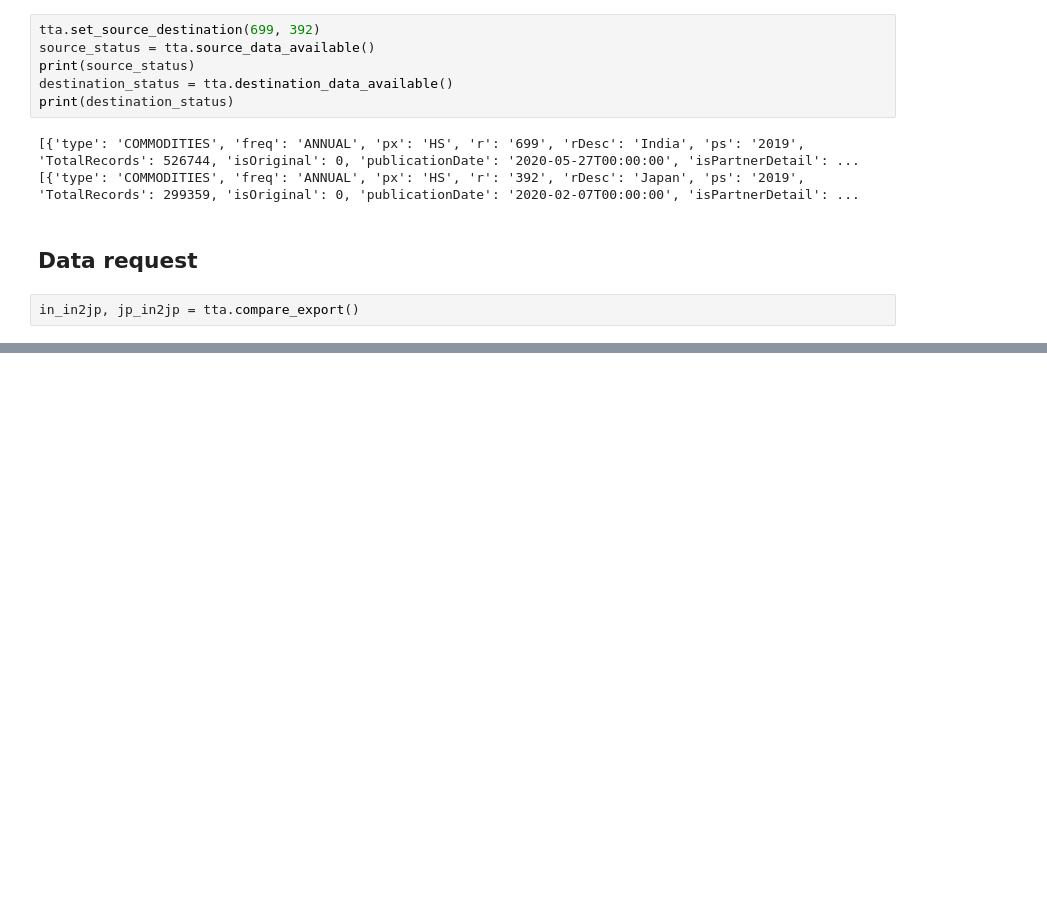
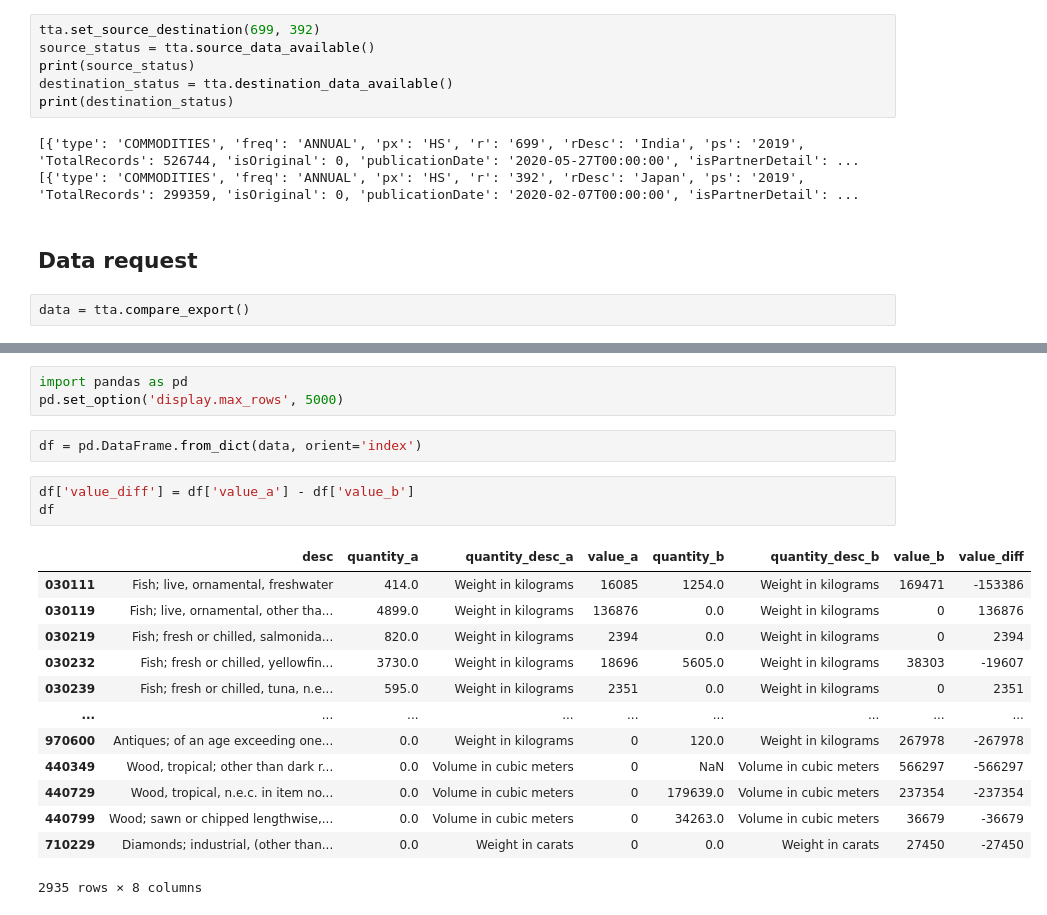
Before and after one commit to kmaneesh/tta, a Jupyter notebook: notebook/comtrade.ipynb, the cells around one changed output, grey strips where cells are left out. Saved outputs shown, nothing was run; the diff lists cells and outputs as text; blank space fills up the shorter version.

```diff
--- a/notebook/comtrade.ipynb
+++ b/notebook/comtrade.ipynb
@@ -55,4 +55,4 @@ print(destination_status)
 # %% [markdown]
 ## Data request
 # %%
-in_in2jp, jp_in2jp = tta.compare_export()
+data = tta.compare_export()
@@ -60,0 +79,22 @@ in_in2hk = tta.comtrade.get_data(699, 344, 2, 2019)
+# %%
+import pandas as pd
+pd.set_option('display.max_rows', 5000)
+# %%
+df = pd.DataFrame.from_dict(data, orient='index')
+# %%
+df['value_diff'] = df['value_a'] - df['value_b']
+df
+# %% [output]
+|  | desc | quantity_a | quantity_desc_a | value_a | quantity_b | quantity_desc_b | value_b | value_diff |
+| 030111 | Fish; live, ornamental, freshwater | 414.0 | Weight in kilograms | 16085 | 1254.0 | Weight in kilograms | 169471 | -153386 |
+| 030119 | Fish; live, ornamental, other tha... | 4899.0 | Weight in kilograms | 136876 | 0.0 | Weight in kilograms | 0 | 136876 |
+| 030219 | Fish; fresh or chilled, salmonida... | 820.0 | Weight in kilograms | 2394 | 0.0 | Weight in kilograms | 0 | 2394 |
+| 030232 | Fish; fresh or chilled, yellowfin... | 3730.0 | Weight in kilograms | 18696 | 5605.0 | Weight in kilograms | 38303 | -19607 |
+| 030239 | Fish; fresh or chilled, tuna, n.e... | 595.0 | Weight in kilograms | 2351 | 0.0 | Weight in kilograms | 0 | 2351 |
+| ... | ... | ... | ... | ... | ... | ... | ... | ... |
+| 970600 | Antiques; of an age exceeding one... | 0.0 | Weight in kilograms | 0 | 120.0 | Weight in kilograms | 267978 | -267978 |
+| 440349 | Wood, tropical; other than dark r... | 0.0 | Volume in cubic meters | 0 | NaN | Volume in cubic meters | 566297 | -566297 |
+| 440729 | Wood, tropical, n.e.c. in item no... | 0.0 | Volume in cubic meters | 0 | 179639.0 | Volume in cubic meters | 237354 | -237354 |
+| 440799 | Wood; sawn or chipped lengthwise,... | 0.0 | Volume in cubic meters | 0 | 34263.0 | Volume in cubic meters | 36679 | -36679 |
+| 710229 | Diamonds; industrial, (other than... | 0.0 | Weight in carats | 0 | 0.0 | Weight in carats | 27450 | -27450 |
+2935 rows × 8 columns
```
Also changed, not shown: parts of 3 cells of this notebook, 1 other file.
